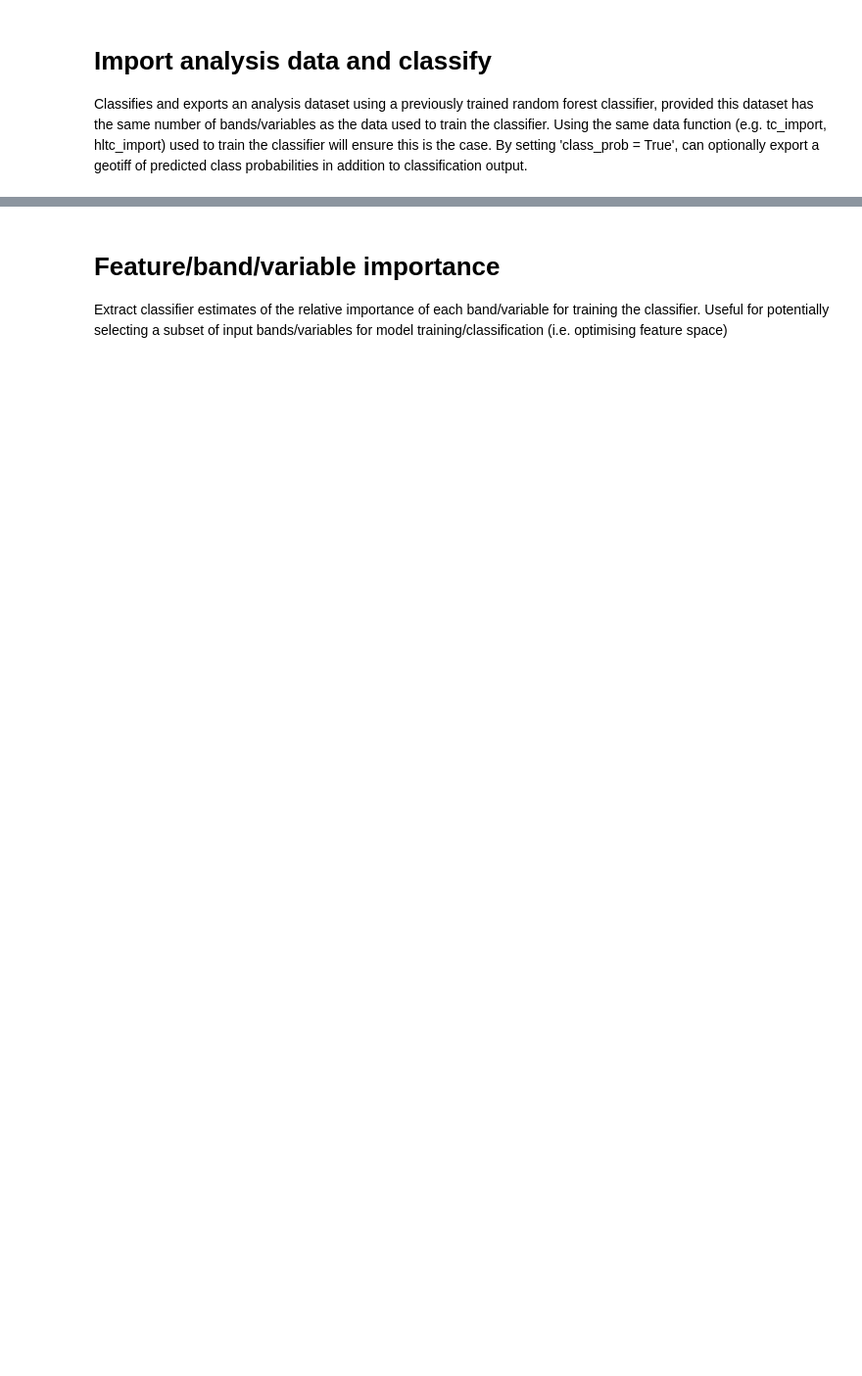
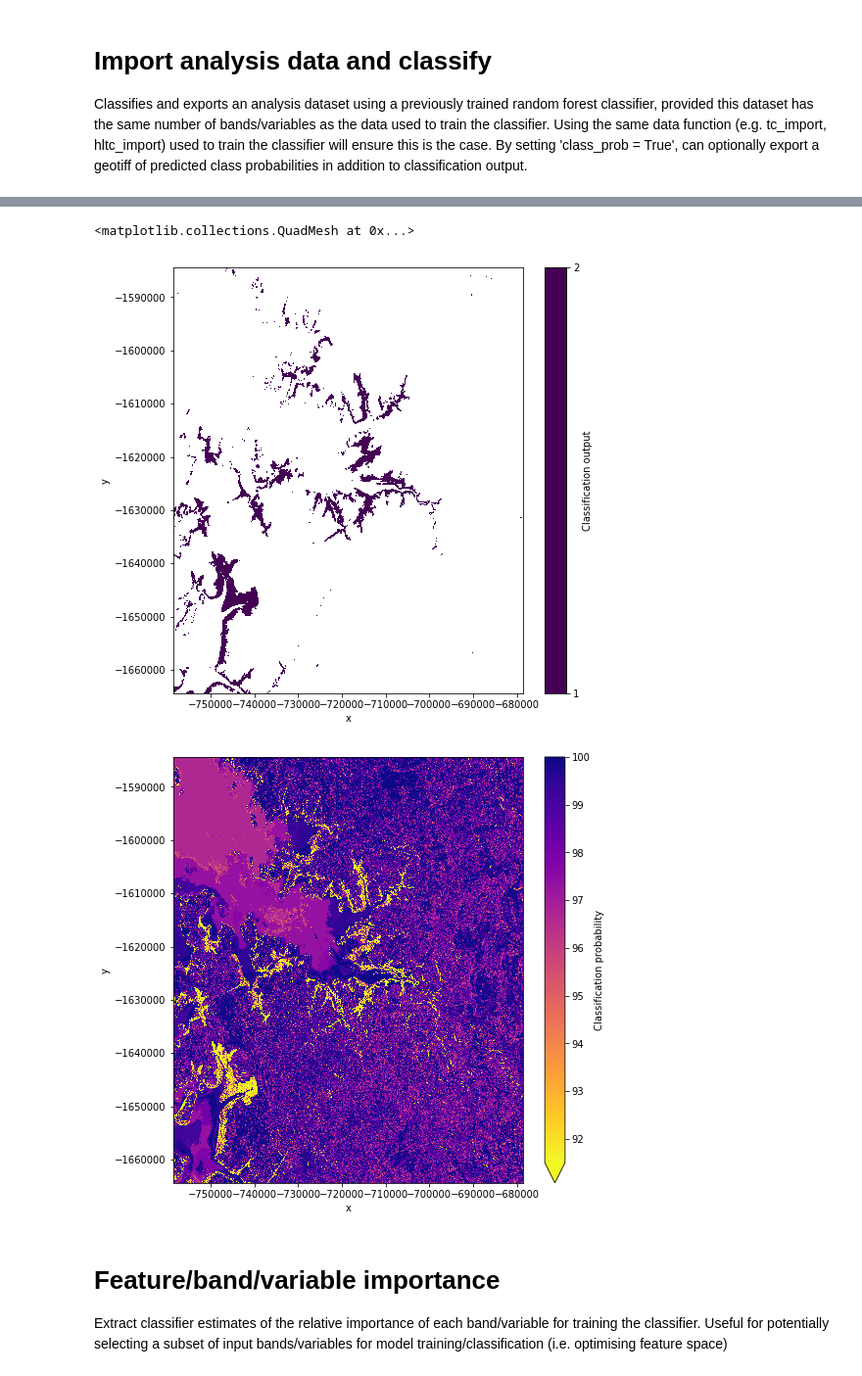
Before and after one commit to ML-MachineLearning/randomforest-GA, a Jupyter notebook: random_forest.ipynb, the cells around one changed output, grey strips where cells are left out. Shown at 98% size. Saved outputs shown, nothing was run; the diff lists cells and outputs as text; code cells hidden in the pictures; blank space fills up the shorter version.

```diff
--- a/random_forest.ipynb
+++ b/random_forest.ipynb
@@ -627,7 +639,7 @@ Classifies and exports an analysis dataset using a previously trained random for
 # classification_output = "output_data/classification_dc_mangrove.tif"
 
 # Set up analysis data query
-lat_point, lon_point, buffer = -12.4600563815, 130.916985762, 40000
+lat_point, lon_point, buffer = -15.1289178066, 125.366634549, 40000
 x, y = geometry.point(lon_point, lat_point, CRS('WGS84')).to_crs(CRS('EPSG:3577')).points[0]
 query = {'x': (x - buffer, x + buffer),
          'y': (y - buffer, y + buffer),
@@ -639,10 +651,27 @@ analysis_xarray = hltc_import(query)
 # analysis_xarray = tc_import(query)
 
 # Run classification and export to file
-randomforest_classify(classifier = classifier,
-                      analysis_data = analysis_xarray,
-                      classification_output = classification_output,
-                      class_prob = True)
+class_array, prob_array = randomforest_classify(classifier = classifier,
+                                                analysis_data = analysis_xarray,
+                                                classification_output = classification_output,
+                                                class_prob = True)
+
+# Plot output classification
+class_xarray = xr.DataArray(class_array,
+                   coords = [analysis_xarray.y, analysis_xarray.x],
+                   dims = ['y', 'x'],
+                   name = "Classification output")
+class_xarray.plot(levels = 2, figsize = (8, 8))
+
+# Plot classification probability
+plt.plot()
+prob_xarray = xr.DataArray(prob_array,
+                           coords = [analysis_xarray.y, analysis_xarray.x],
+                           dims = ['y', 'x'],
+                           name = "Classification probability")
+prob_xarray.plot(cmap = "plasma_r", figsize = (8, 8),
+                 vmin = np.percentile(prob_array, 3),
+                 vmax = np.percentile(prob_array, 97))
 # %% [output]
 Data to classify:
   Rows: 3201
@@ -650,11 +679,14 @@ Data to classify:
   Bands: 12
 
 Classification processing...
   0 nodata cells removed
   Classification exported
 
 Class probability processing...
   Class probability exported
+<matplotlib.collections.QuadMesh at 0x...>
+[figure, added]
+[figure, added]
 # %% [markdown]
 # Feature/band/variable importance
 Extract classifier estimates of the relative importance of each band/variable for training the classifier. Useful for potentially selecting a subset of input bands/variables for model training/classification (i.e. optimising feature space)
```
Also changed, not shown: parts of 6 cells of this notebook.
